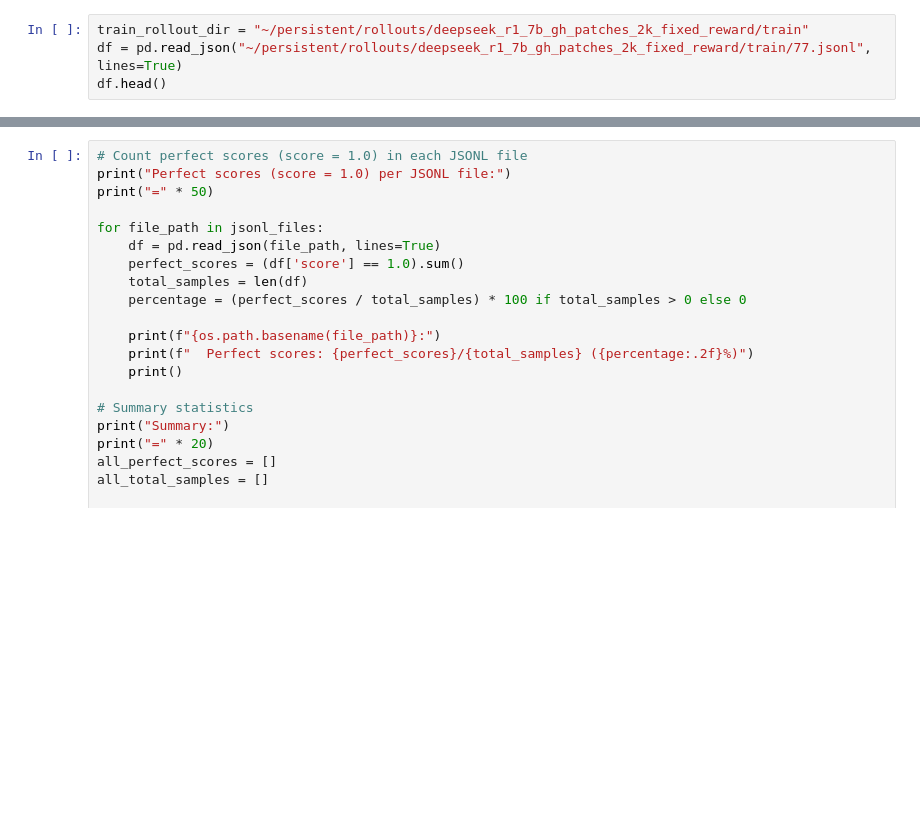
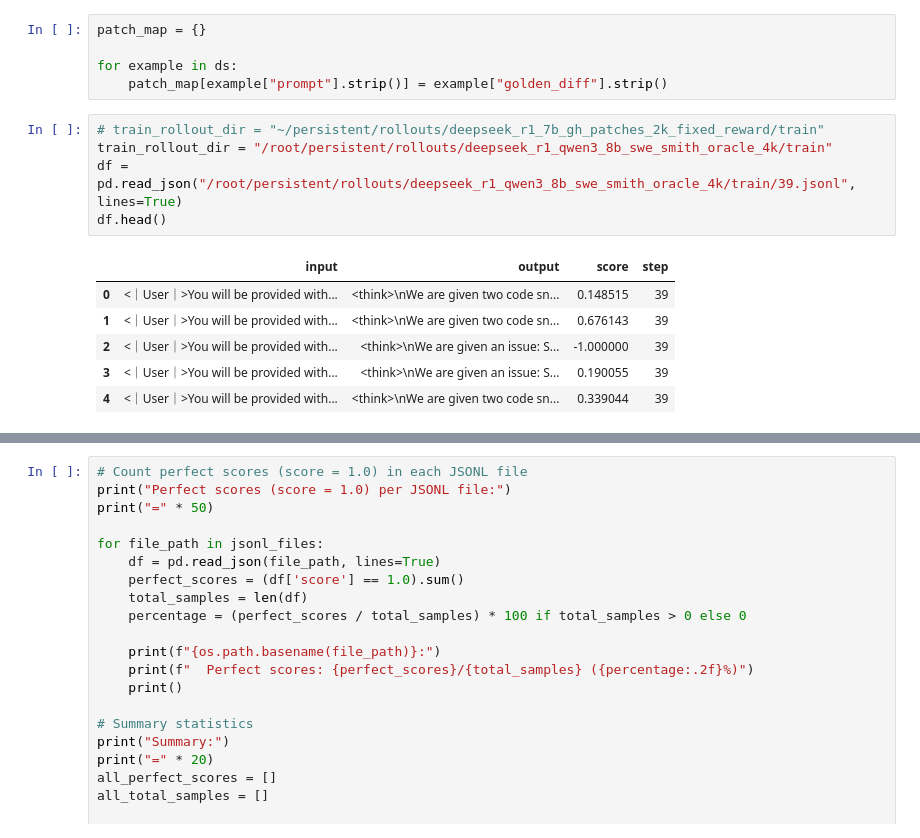
Before and after one commit to rasdani/verl, a Jupyter notebook: rollouts.ipynb, the cells around one changed output, grey strips where cells are left out. Saved outputs shown, nothing was run; the diff lists cells and outputs as text; blank space fills up the shorter version.

Commit message:
inspect rollouts

```diff
--- a/rollouts.ipynb
+++ b/rollouts.ipynb
@@ -3,4 +16,17 @@ import pandas as pd
+# %%
+patch_map = {}
+
+for example in ds:
+    patch_map[example["prompt"].strip()] = example["golden_diff"].strip()
 # %%
-train_rollout_dir = "~/persistent/rollouts/deepseek_r1_7b_gh_patches_2k_fixed_reward/train"
-df = pd.read_json("~/persistent/rollouts/deepseek_r1_7b_gh_patches_2k_fixed_reward/train/77.jsonl", lines=True)
+# train_rollout_dir = "~/persistent/rollouts/deepseek_r1_7b_gh_patches_2k_fixed_reward/train"
+train_rollout_dir = "/root/persistent/rollouts/deepseek_r1_qwen3_8b_swe_smith_oracle_4k/train"
+df = pd.read_json("/root/persistent/rollouts/deepseek_r1_qwen3_8b_swe_smith_oracle_4k/train/39.jsonl", lines=True)
 df.head()
+# %% [output]
+|  | input | output | score | step |
+| 0 | <｜User｜>You will be provided with... | <think>\nWe are given two code sn... | 0.148515 | 39 |
+| 1 | <｜User｜>You will be provided with... | <think>\nWe are given two code sn... | 0.676143 | 39 |
+| 2 | <｜User｜>You will be provided with... | <think>\nWe are given an issue: S... | -1.000000 | 39 |
+| 3 | <｜User｜>You will be provided with... | <think>\nWe are given an issue: S... | 0.190055 | 39 |
+| 4 | <｜User｜>You will be provided with... | <think>\nWe are given two code sn... | 0.339044 | 39 |
```
Also changed, not shown: parts of 6 cells of this notebook, 1 other file.
